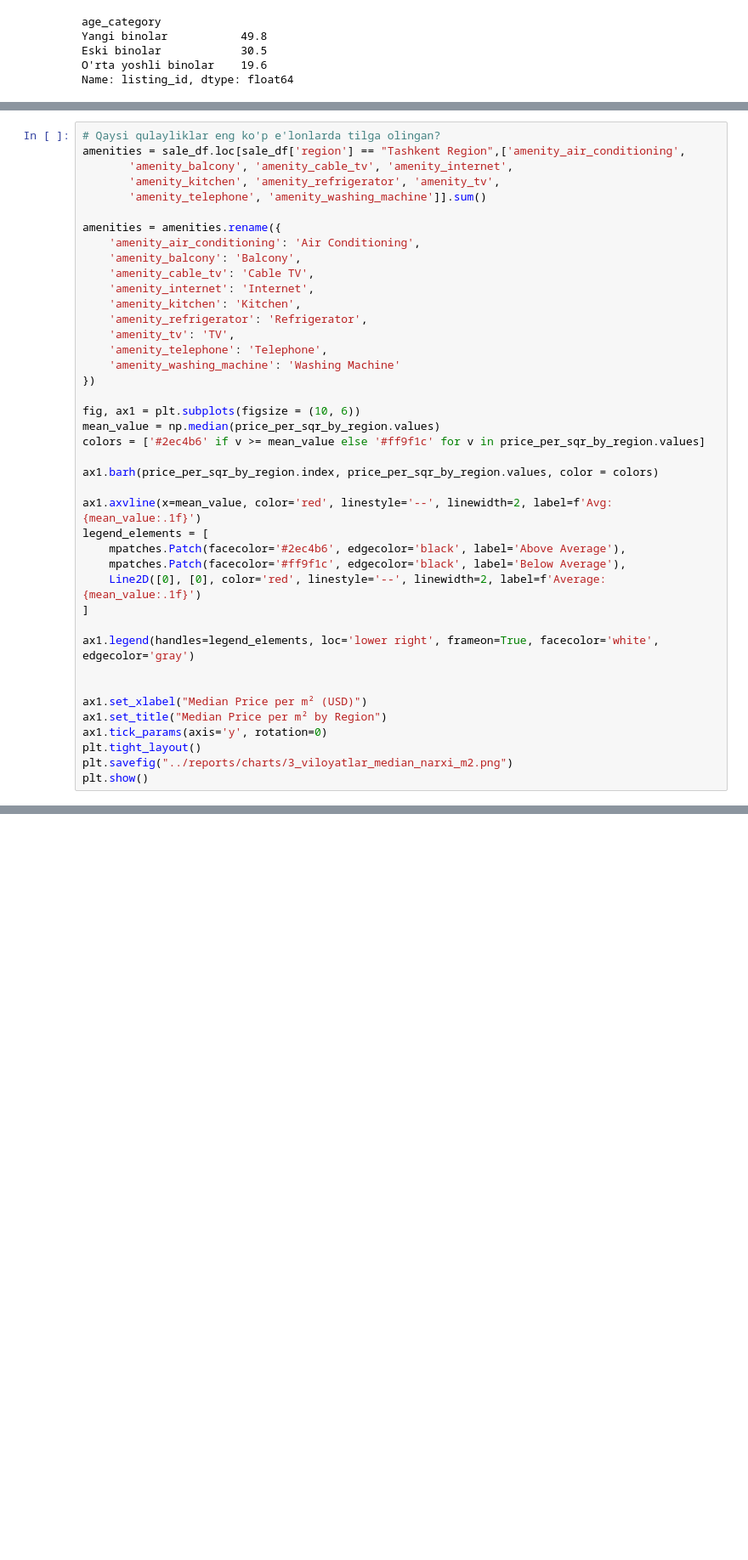
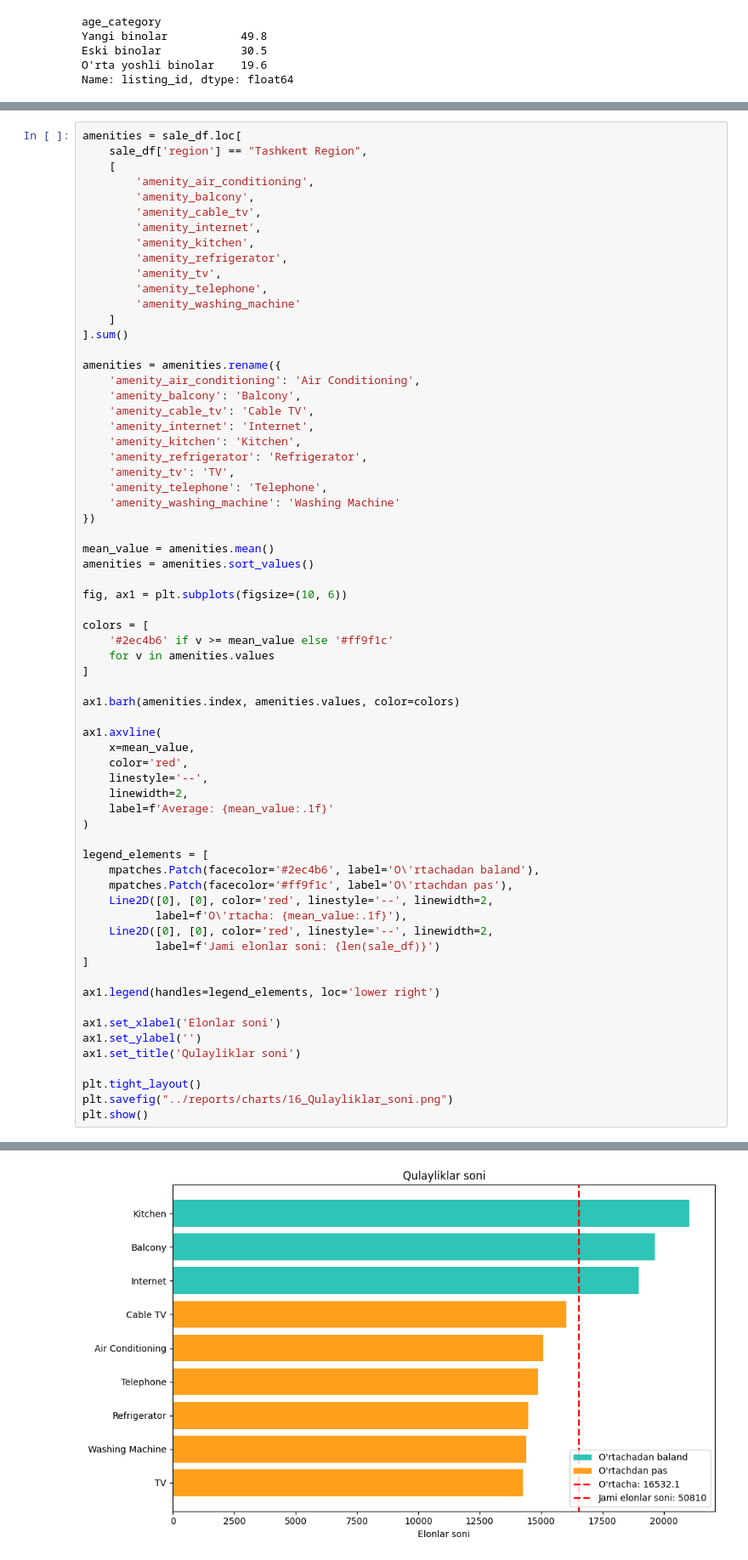
Before and after one commit to Javoh20111/Tashkent-apartment-analysis, a Jupyter notebook: notebooks/2_data_analysis.ipynb, the cells around one changed output, grey strips where cells are left out. Shown at 85% size. Drawn from its saved outputs; the diff is of its cells as text; blank space fills up the shorter version.

```diff
--- a/notebooks/2_data_analysis.ipynb
+++ b/notebooks/2_data_analysis.ipynb
@@ -685,11 +685,20 @@ Index(['listing_id', 'url', 'listing_type', 'seller_type', 'housing_type',
        'negotiable', 'published_date', 'date_scraped'],
       dtype='object')
 # %%
-# Qaysi qulayliklar eng ko'p e'lonlarda tilga olingan?
-amenities = sale_df.loc[sale_df['region'] == "Tashkent Region",['amenity_air_conditioning',
-       'amenity_balcony', 'amenity_cable_tv', 'amenity_internet',
-       'amenity_kitchen', 'amenity_refrigerator', 'amenity_tv',
-       'amenity_telephone', 'amenity_washing_machine']].sum()
+amenities = sale_df.loc[
+    sale_df['region'] == "Tashkent Region",
+    [
+        'amenity_air_conditioning',
+        'amenity_balcony',
+        'amenity_cable_tv',
+        'amenity_internet',
+        'amenity_kitchen',
+        'amenity_refrigerator',
+        'amenity_tv',
+        'amenity_telephone',
+        'amenity_washing_machine'
+    ]
+].sum()
 
 amenities = amenities.rename({
     'amenity_air_conditioning': 'Air Conditioning',
@@ -703,26 +712,42 @@ amenities = amenities.rename({
     'amenity_washing_machine': 'Washing Machine'
 })
 
-fig, ax1 = plt.subplots(figsize = (10, 6))
-mean_value = np.median(price_per_sqr_by_region.values)
-colors = ['#2ec4b6' if v >= mean_value else '#ff9f1c' for v in price_per_sqr_by_region.values]
+mean_value = amenities.mean()
+amenities = amenities.sort_values()
 
-ax1.barh(price_per_sqr_by_region.index, price_per_sqr_by_region.values, color = colors)
+fig, ax1 = plt.subplots(figsize=(10, 6))
 
-ax1.axvline(x=mean_value, color='red', linestyle='--', linewidth=2, label=f'Avg: {mean_value:.1f}')
-legend_elements = [
-    mpatches.Patch(facecolor='#2ec4b6', edgecolor='black', label='Above Average'),
-    mpatches.Patch(facecolor='#ff9f1c', edgecolor='black', label='Below Average'),
-    Line2D([0], [0], color='red', linestyle='--', linewidth=2, label=f'Average: {mean_value:.1f}')
+colors = [
+    '#2ec4b6' if v >= mean_value else '#ff9f1c'
+    for v in amenities.values
 ]
 
-ax1.legend(handles=legend_elements, loc='lower right', frameon=True, facecolor='white', edgecolor='gray')
+ax1.barh(amenities.index, amenities.values, color=colors)
 
+ax1.axvline(
+    x=mean_value,
+    color='red',
+    linestyle='--',
+    linewidth=2,
+    label=f'Average: {mean_value:.1f}'
+)
 
-ax1.set_xlabel("Median Price per m² (USD)")
-ax1.set_title("Median Price per m² by Region")
-ax1.tick_params(axis='y', rotation=0)
+legend_elements = [
+    mpatches.Patch(facecolor='#2ec4b6', label='O\'rtachadan baland'),
+    mpatches.Patch(facecolor='#ff9f1c', label='O\'rtachdan pas'),
+    Line2D([0], [0], color='red', linestyle='--', linewidth=2,
+           label=f'O\'rtacha: {mean_value:.1f}'),
+    Line2D([0], [0], color='red', linestyle='--', linewidth=2,
+           label=f'Jami elonlar soni: {len(sale_df)}')
+]
+
+ax1.legend(handles=legend_elements, loc='lower right')
+
+ax1.set_xlabel('Elonlar soni')
+ax1.set_ylabel('')
+ax1.set_title('Qulayliklar soni')
+
 plt.tight_layout()
-plt.savefig("../reports/charts/3_viloyatlar_median_narxi_m2.png")
+plt.savefig("../reports/charts/16_Qulayliklar_soni.png")
 plt.show()
 # %% [output]
@@ -739,3 +754,4 @@ dtype: int64
+[figure, added]
 # %%
 nearbies = sale_df.loc[sale_df['region'] == "Tashkent Region",['nearby_bus_stop',
        'nearby_cafe', 'nearby_clinic', 'nearby_entertainment',
```
Also changed, not shown: parts of 1 cell of this notebook, 1 other file.
